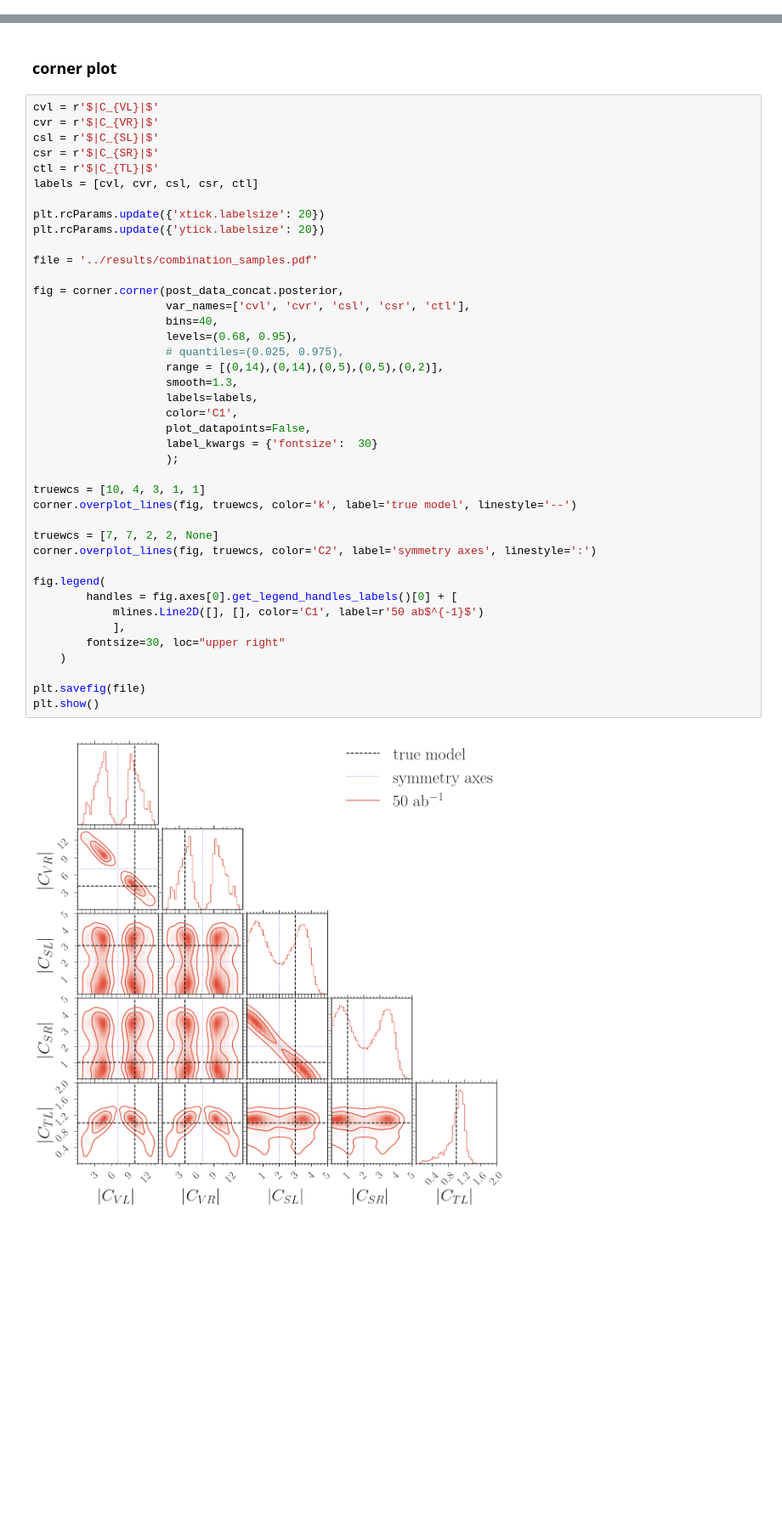
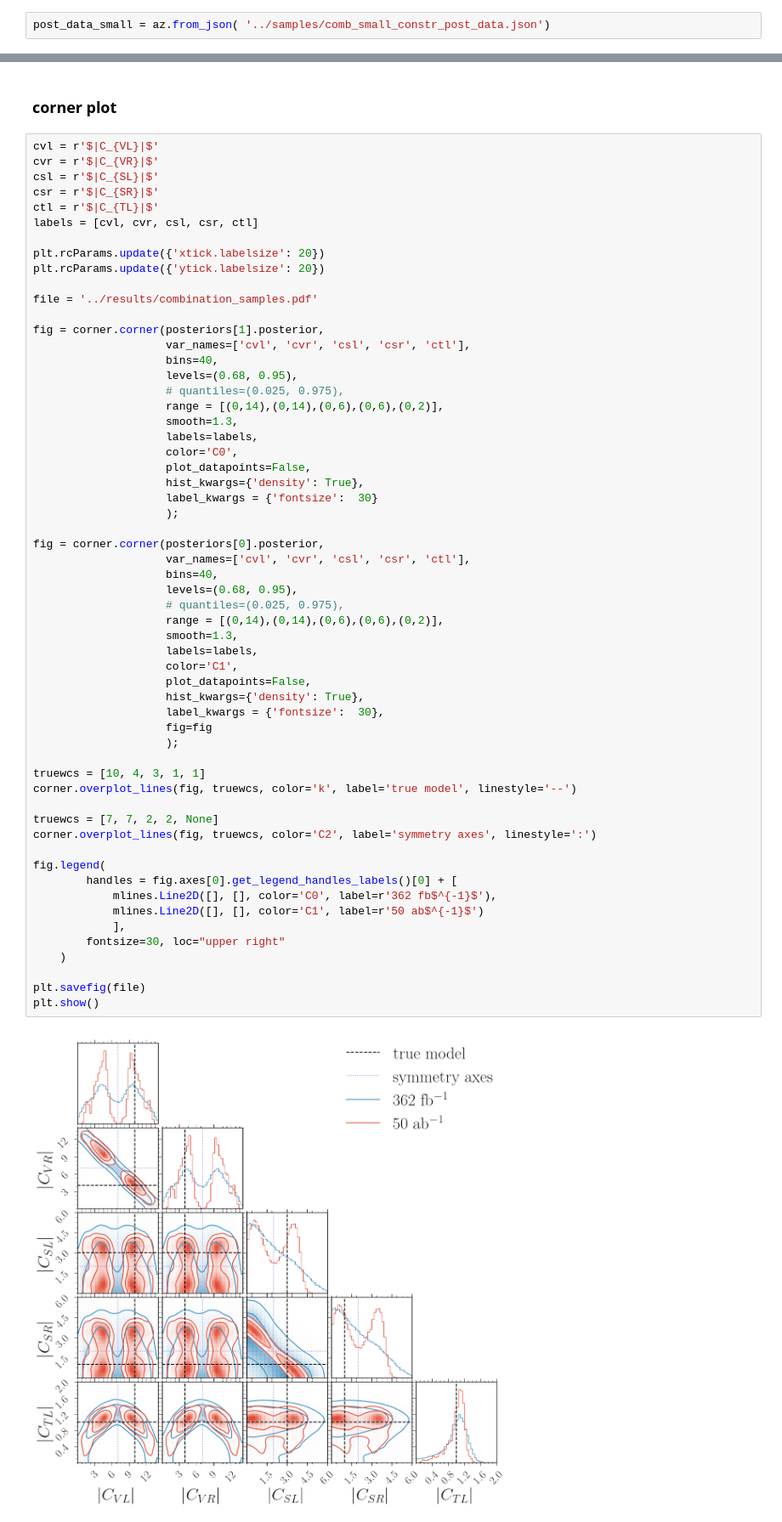
Before and after one commit to lorenzennio/redist, a Jupyter notebook: examples/combination/combination_plot_samples.ipynb, the cells around one changed output, grey strips where cells are left out. Shown: that part at 85% size. Saved outputs shown, nothing was run; the diff lists cells and outputs as text; blank space fills up the shorter version.

```diff
--- a/examples/combination/combination_plot_samples.ipynb
+++ b/examples/combination/combination_plot_samples.ipynb
@@ -51,2 +51,4 @@ array([<Axes: title={'center': '94.0% HDI'}>,
 # %% [markdown]
 ### apply symmetries
+# %%
+post_data_small = az.from_json( '../samples/comb_small_constr_post_data.json')
@@ -103,34 +128,51 @@ plt.rcParams.update({'xtick.labelsize': 20})
 plt.rcParams.update({'ytick.labelsize': 20})
 
 file = '../results/combination_samples.pdf'
 
-fig = corner.corner(post_data_concat.posterior,
+fig = corner.corner(posteriors[1].posterior,
                     var_names=['cvl', 'cvr', 'csl', 'csr', 'ctl'],
                     bins=40,
                     levels=(0.68, 0.95),
                     # quantiles=(0.025, 0.975),
-                    range = [(0,14),(0,14),(0,5),(0,5),(0,2)],
+                    range = [(0,14),(0,14),(0,6),(0,6),(0,2)],
+                    smooth=1.3,
+                    labels=labels,
+                    color='C0',
+                    plot_datapoints=False,
+                    hist_kwargs={'density': True},
+                    label_kwargs = {'fontsize':  30}
+                    );
+
+fig = corner.corner(posteriors[0].posterior,
+                    var_names=['cvl', 'cvr', 'csl', 'csr', 'ctl'],
+                    bins=40,
+                    levels=(0.68, 0.95),
+                    # quantiles=(0.025, 0.975),
+                    range = [(0,14),(0,14),(0,6),(0,6),(0,2)],
                     smooth=1.3,
                     labels=labels,
                     color='C1',
                     plot_datapoints=False,
-                    label_kwargs = {'fontsize':  30}
+                    hist_kwargs={'density': True},
+                    label_kwargs = {'fontsize':  30},
+                    fig=fig
                     );
 
 truewcs = [10, 4, 3, 1, 1]
 corner.overplot_lines(fig, truewcs, color='k', label='true model', linestyle='--')
 
 truewcs = [7, 7, 2, 2, None]
 corner.overplot_lines(fig, truewcs, color='C2', label='symmetry axes', linestyle=':')
 
 fig.legend(
         handles = fig.axes[0].get_legend_handles_labels()[0] + [
+            mlines.Line2D([], [], color='C0', label=r'362 fb$^{-1}$'),
             mlines.Line2D([], [], color='C1', label=r'50 ab$^{-1}$')
             ],
         fontsize=30, loc="upper right"
     )
 
 plt.savefig(file)
 plt.show()
 # %% [output]
-[figure, old version]
+[figure, new version]
```
Also changed, not shown: parts of 5 cells of this notebook.
